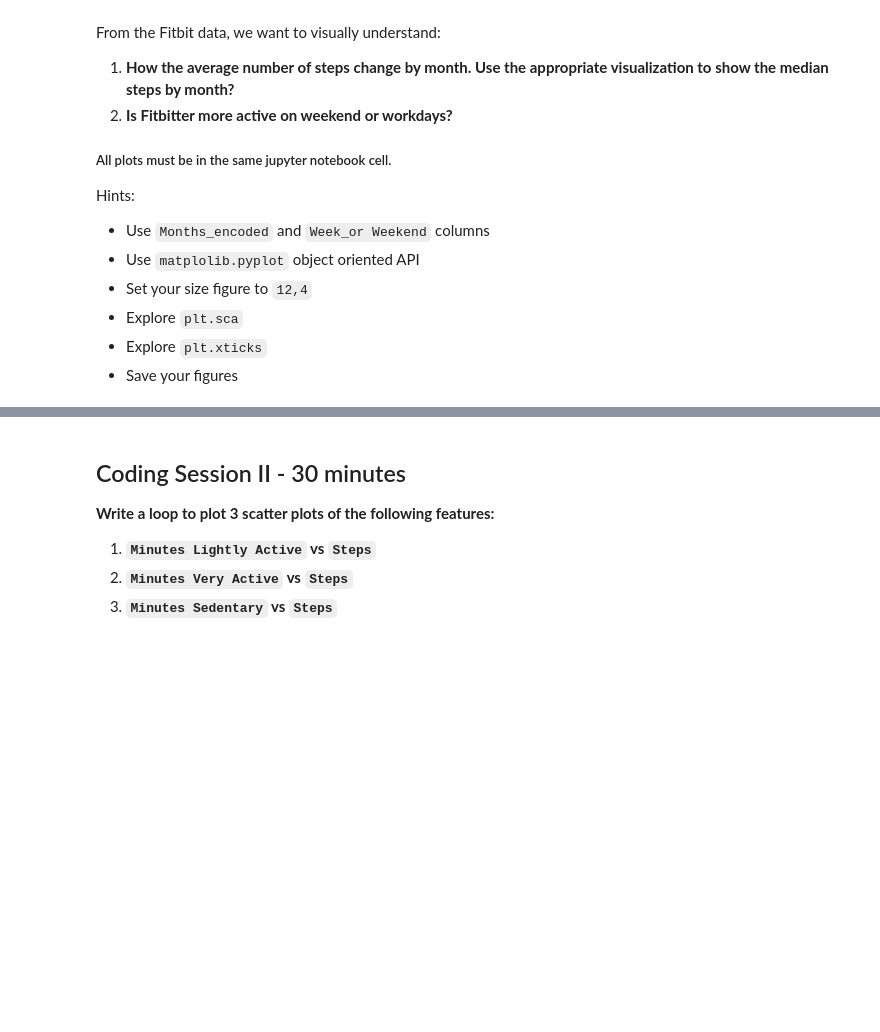
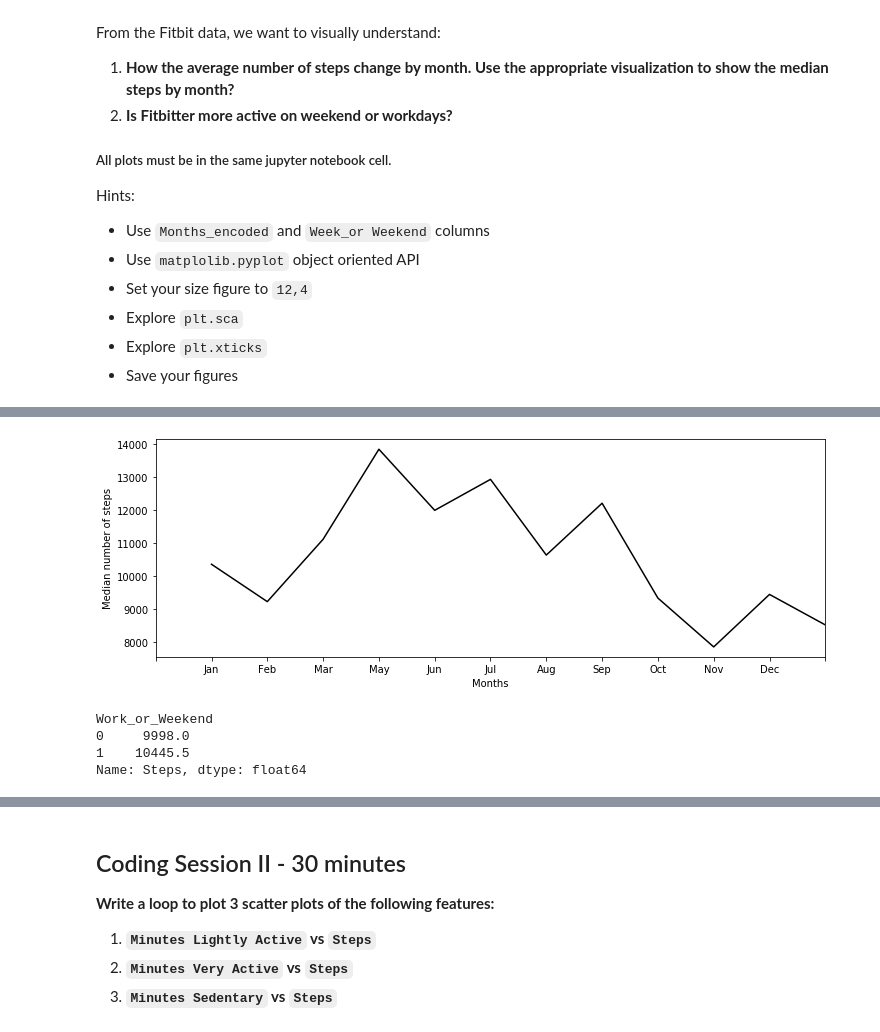
Before and after one commit to yaakx/dataptmad1019, a Jupyter notebook: module-2/lab-matplotlib-seaborn/your-code/challenge-2.ipynb, the cells around one changed output, grey strips where cells are left out. Drawn from its saved outputs; the diff is of its cells as text; code cells hidden in the pictures; blank space fills up the shorter version.

```diff
--- a/module-2/lab-matplotlib-seaborn/your-code/challenge-2.ipynb
+++ b/module-2/lab-matplotlib-seaborn/your-code/challenge-2.ipynb
@@ -47,3 +47,5 @@ Hints:
 - Save your figures
 # %%
 # Driver 1 enter codes here
+steps_month = fitbit['Steps'].groupby(fitbit['Months_encoded']).median()
+steps_month
@@ -49,0 +67,19 @@ Hints:
+# %%
+fig,axes = plt.subplots(nrows = 1, ncols = 1, figsize= (12,4))
+plt.sca(axes)
+steps_month.plot(kind = 'line', color='k')
+plt.xlabel('Months')
+plt.ylabel('Median number of steps')
+plt.xticks(list(range(13)),['', 'Jan','Feb','Mar','May','Jun','Jul','Aug','Sep','Oct','Nov','Dec'])
+
+plt.savefig('steps_months.png', bbox_inches='tight')
+# %% [output]
+[figure, added]
+# %%
+steps_days = fitbit['Steps'].groupby(fitbit['Work_or_Weekend']).median()
+steps_days
+# %% [output]
+Work_or_Weekend
+0     9998.0
+1    10445.5
+Name: Steps, dtype: float64
```
Also changed, not shown: parts of 7 cells of this notebook, 3 other files.
